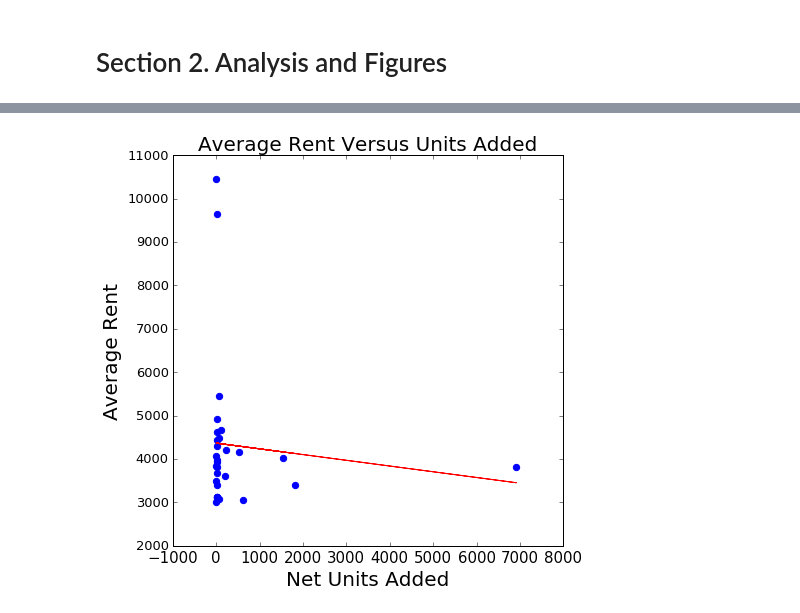
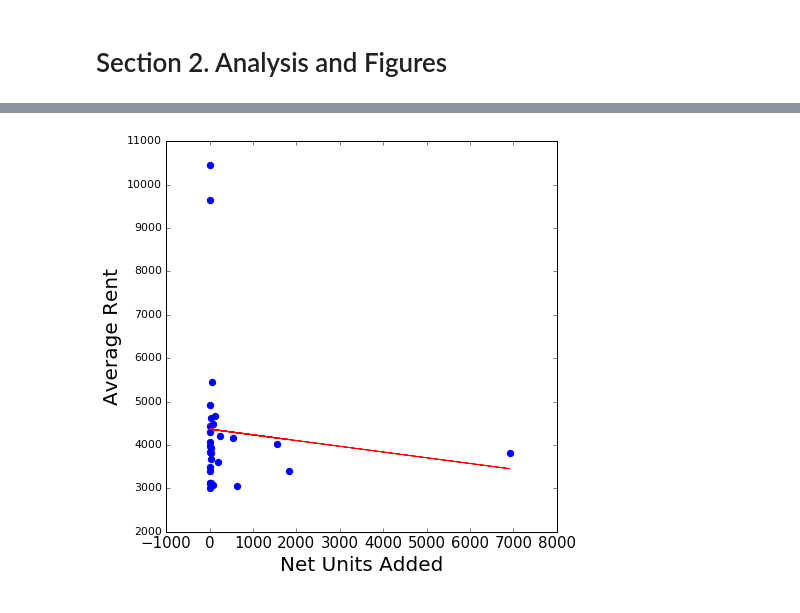
Before and after one commit to brgoggin/SF-Building-Permit-Data, a Jupyter notebook: Python Notebooks/Rent Analysis.ipynb, the cells around one changed output, grey strips where cells are left out. Drawn from its saved outputs; the diff is of its cells as text; code cells hidden in the pictures.

```diff
--- a/Python Notebooks/Rent Analysis.ipynb
+++ b/Python Notebooks/Rent Analysis.ipynb
@@ -79 +81,3 @@ plt.savefig(export+"/hist2.png",dpi=200)
+# %%
+df.sort(columns = 'net_units', ascending = False)
 # %%
@@ -149,13 +135,13 @@ strong multicollinearity or other numerical problems.
 # %%
 fig, ax = plt.subplots()
-plt.title('Average Rent Versus Units Added', fontsize = 20)
+#plt.title('Average Rent Versus Units Added', fontsize = 20)
 plt.xlabel('Net Units Added', fontsize = 20)
 plt.ylabel('Average Rent', fontsize = 20)
 plt.xticks(fontsize = 15)
-plt.yticks(fontsize = 13)
+plt.yticks(fontsize = 11)
 fit = np.polyfit(df['net_units'], df['avg_rent'], deg=1)
 ax.plot(df['net_units'], fit[0] * df['net_units'] + fit[1], color='red')
 ax.scatter(df['net_units'], df['avg_rent'], color='blue', alpha=1, s=40)
 plt.savefig(export+"/reg2.png",dpi=200)
 # %% [output]
-[figure, old version]
+[figure, new version]
```
Also changed, not shown: parts of 6 cells of this notebook, 6 other files.
